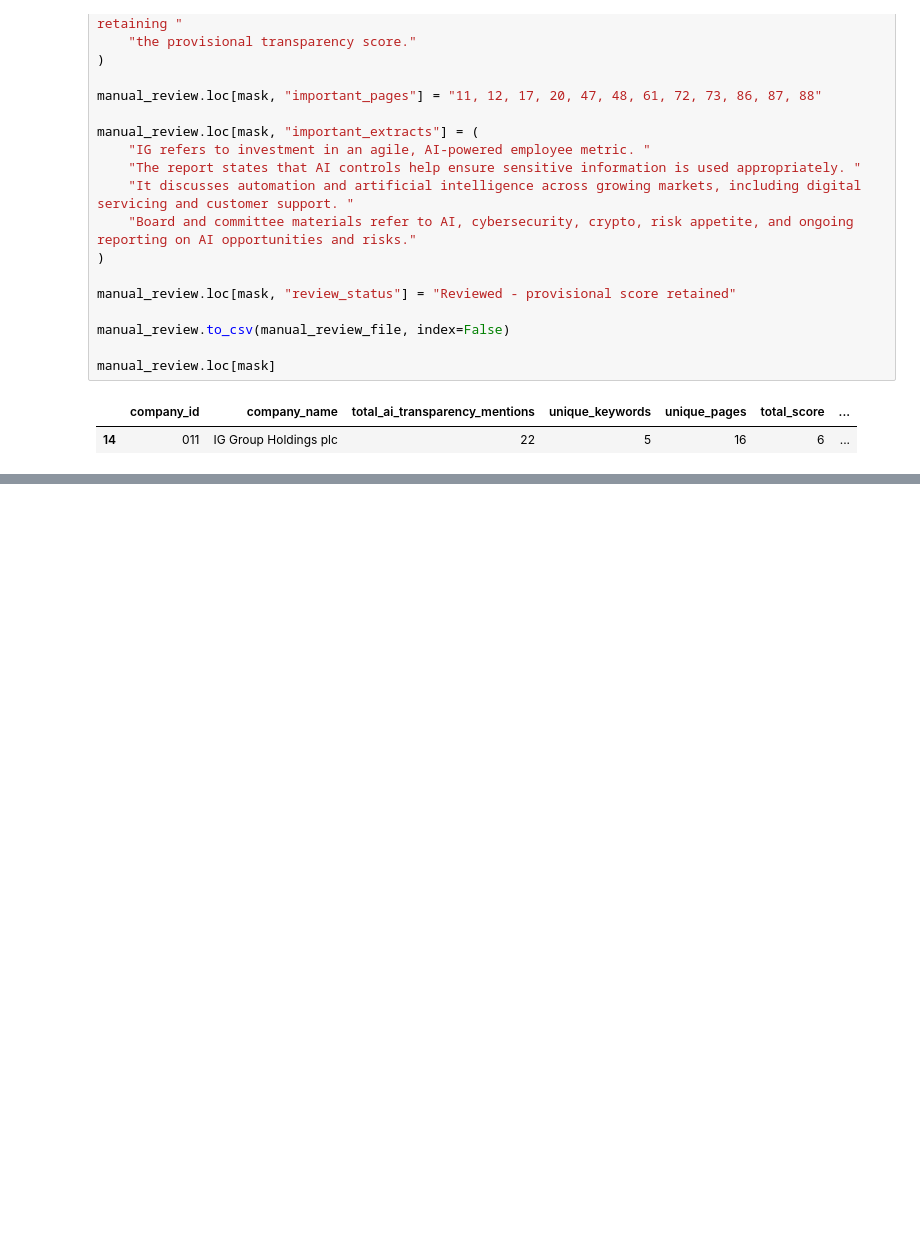
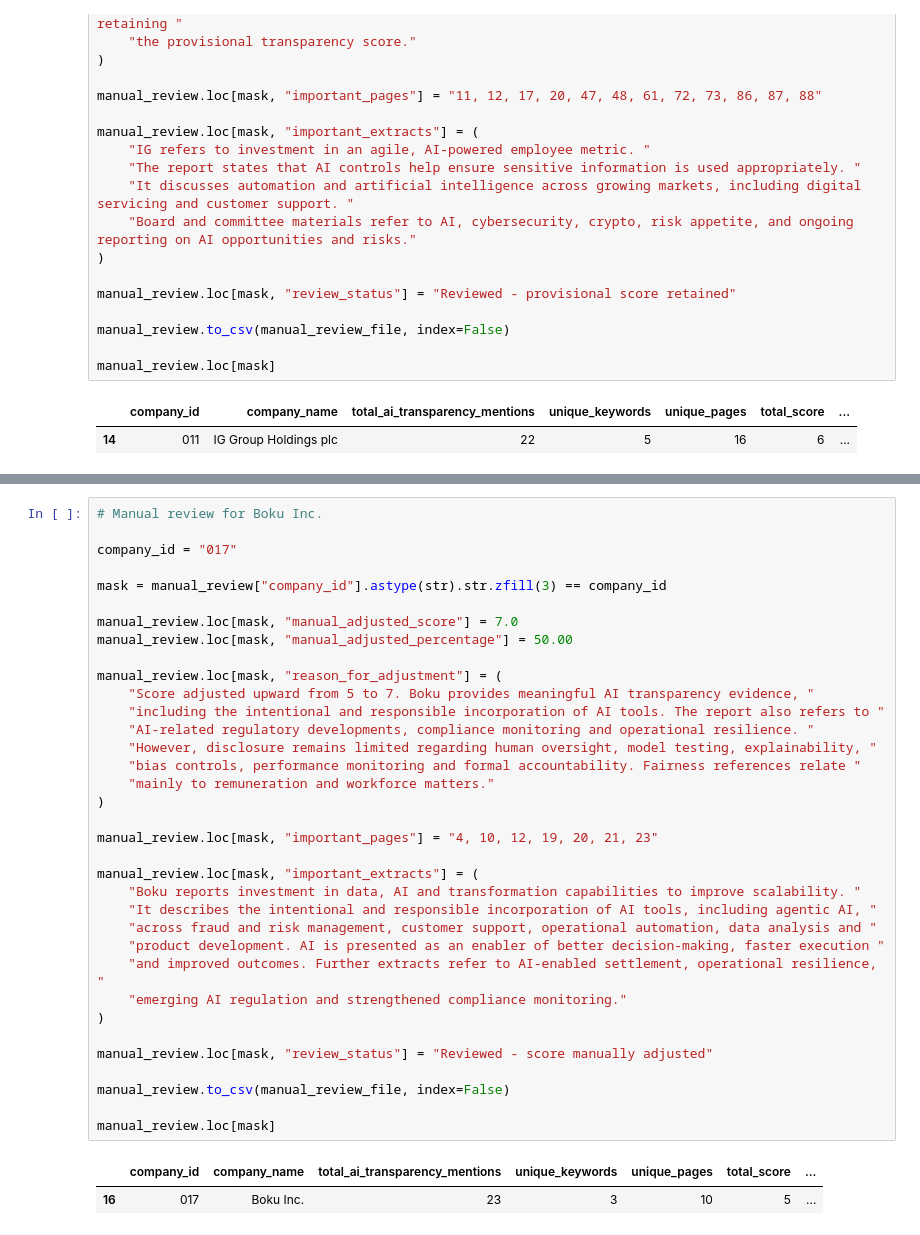
Before and after one commit to Nomso-1/ai-transparency-uk-firms, a Jupyter notebook: notebooks/04_manual_validation.ipynb, the cells around one changed output, grey strips where cells are left out. Drawn from its saved outputs; the diff is of its cells as text; blank space fills up the shorter version.

```diff
--- a/notebooks/04_manual_validation.ipynb
+++ b/notebooks/04_manual_validation.ipynb
@@ -2121,0 +2310,38 @@ manual_review.loc[mask]
+# %%
+# Manual review for Boku Inc.
+
+company_id = "017"
+
+mask = manual_review["company_id"].astype(str).str.zfill(3) == company_id
+
+manual_review.loc[mask, "manual_adjusted_score"] = 7.0
+manual_review.loc[mask, "manual_adjusted_percentage"] = 50.00
+
+manual_review.loc[mask, "reason_for_adjustment"] = (
+    "Score adjusted upward from 5 to 7. Boku provides meaningful AI transparency evidence, "
+    "including the intentional and responsible incorporation of AI tools. The report also refers to "
+    "AI-related regulatory developments, compliance monitoring and operational resilience. "
+    "However, disclosure remains limited regarding human oversight, model testing, explainability, "
+    "bias controls, performance monitoring and formal accountability. Fairness references relate "
+    "mainly to remuneration and workforce matters."
+)
+
+manual_review.loc[mask, "important_pages"] = "4, 10, 12, 19, 20, 21, 23"
+
+manual_review.loc[mask, "important_extracts"] = (
+    "Boku reports investment in data, AI and transformation capabilities to improve scalability. "
+    "It describes the intentional and responsible incorporation of AI tools, including agentic AI, "
+    "across fraud and risk management, customer support, operational automation, data analysis and "
+    "product development. AI is presented as an enabler of better decision-making, faster execution "
+    "and improved outcomes. Further extracts refer to AI-enabled settlement, operational resilience, "
+    "emerging AI regulation and strengthened compliance monitoring."
+)
+
+manual_review.loc[mask, "review_status"] = "Reviewed - score manually adjusted"
+
+manual_review.to_csv(manual_review_file, index=False)
+
+manual_review.loc[mask]
+# %% [output]
+|  | company_id | company_name | total_ai_transparency_mentions | unique_keywords | unique_pages | total_score | ... |
+| 16 | 017 | Boku Inc. | 23 | 3 | 10 | 5 | ... |
```
Also changed, not shown: parts of 17 cells of this notebook, 1 other file.
